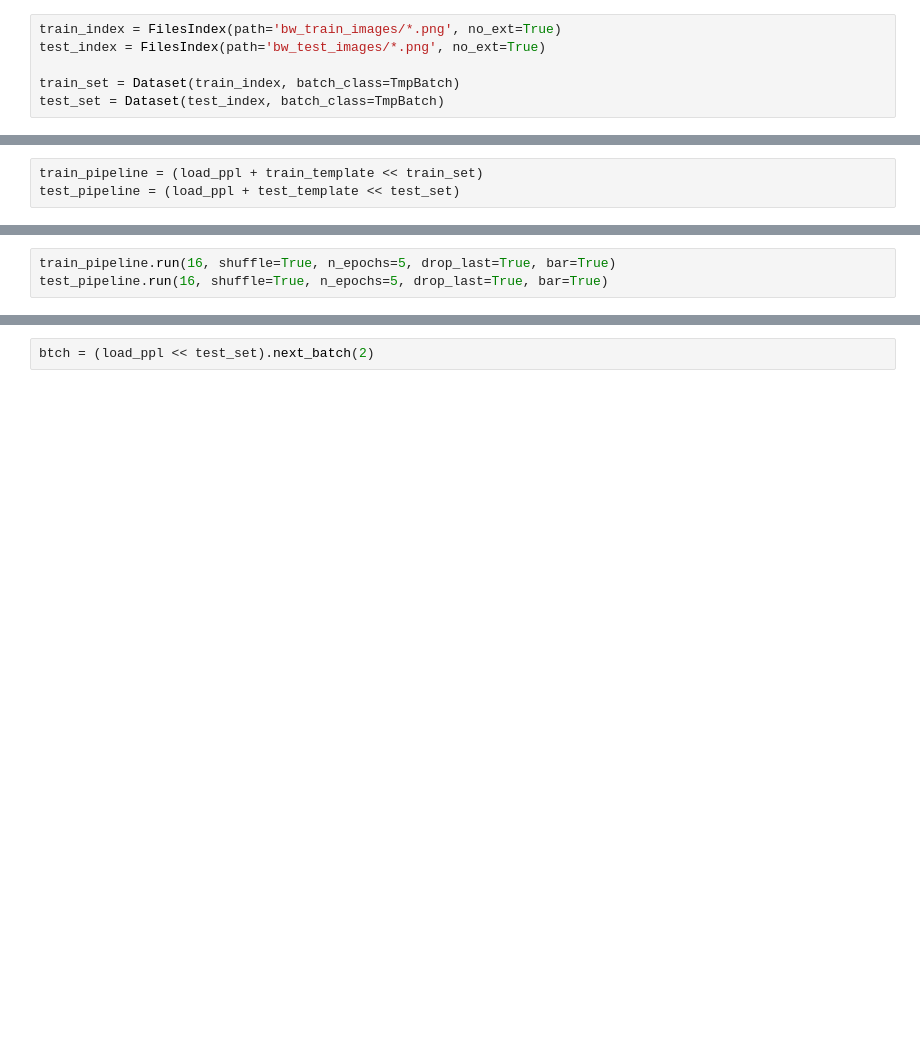
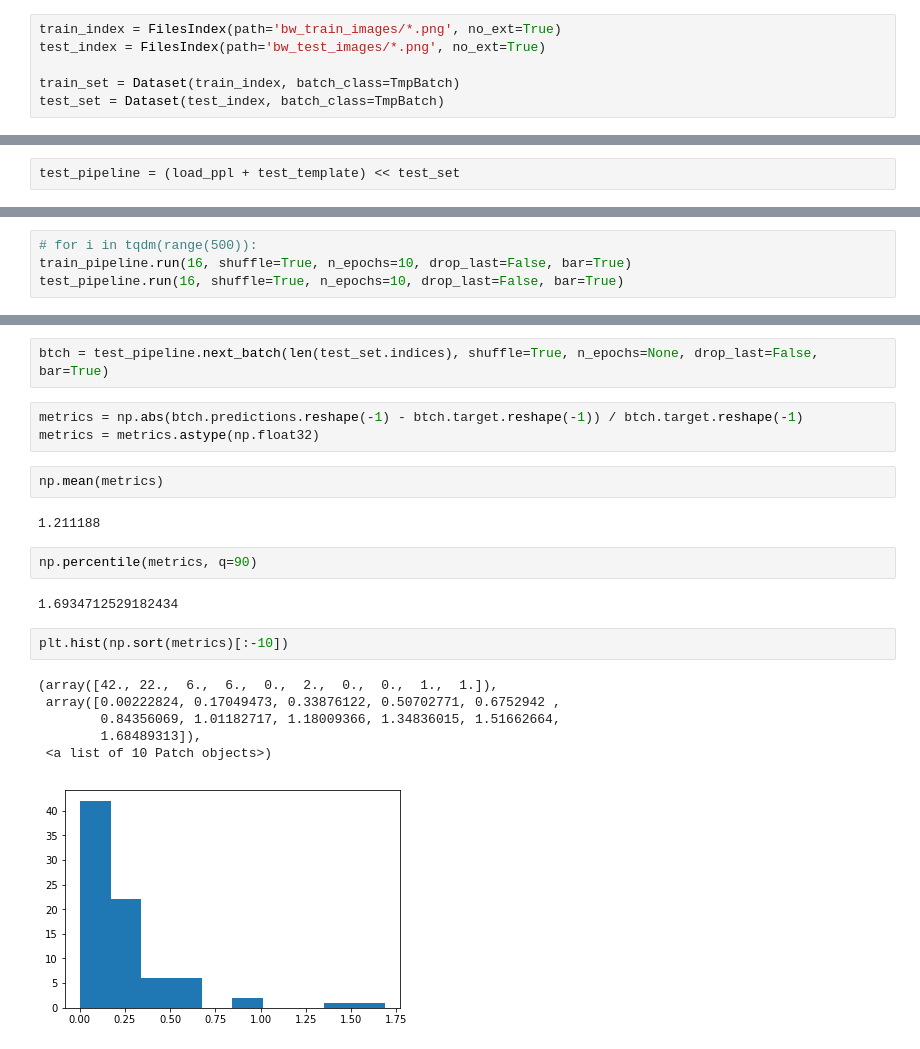
Before and after one commit to analysiscenter/radial, a Jupyter notebook: research/image_model.ipynb, the cells around one changed output, grey strips where cells are left out. Saved outputs shown, nothing was run; the diff lists cells and outputs as text; blank space fills up the shorter version.

```diff
--- a/research/image_model.ipynb
+++ b/research/image_model.ipynb
@@ -74,3 +216,2 @@ test_template = (Pipeline()
 # %%
-train_pipeline = (load_ppl + train_template << train_set)
-test_pipeline = (load_ppl + test_template << test_set)
+test_pipeline = (load_ppl + test_template) << test_set
@@ -82,4 +253,5 @@ ValueError: x and y must not be None
 # %%
-train_pipeline.run(16, shuffle=True, n_epochs=5, drop_last=True, bar=True)
-test_pipeline.run(16, shuffle=True, n_epochs=5, drop_last=True, bar=True)
+# for i in tqdm(range(500)):
+train_pipeline.run(16, shuffle=True, n_epochs=10, drop_last=False, bar=True)
+test_pipeline.run(16, shuffle=True, n_epochs=10, drop_last=False, bar=True)
 # %% [output]
@@ -89,2 +259,22 @@ btch = (load_ppl << train_set).next_batch(2)
-# %%
-btch = (load_ppl << test_set).next_batch(2)
+# %%
+btch = test_pipeline.next_batch(len(test_set.indices), shuffle=True, n_epochs=None, drop_last=False, bar=True)
+# %%
+metrics = np.abs(btch.predictions.reshape(-1) - btch.target.reshape(-1)) / btch.target.reshape(-1)
+metrics = metrics.astype(np.float32)
+# %%
+np.mean(metrics)
+# %% [output]
+1.211188
+# %%
+np.percentile(metrics, q=90)
+# %% [output]
+1.6934712529182434
+# %%
+plt.hist(np.sort(metrics)[:-10])
+# %% [output]
+(array([42., 22.,  6.,  6.,  0.,  2.,  0.,  0.,  1.,  1.]),
+ array([0.00222824, 0.17049473, 0.33876122, 0.50702771, 0.6752942 ,
+        0.84356069, 1.01182717, 1.18009366, 1.34836015, 1.51662664,
+        1.68489313]),
+ <a list of 10 Patch objects>)
+[figure, added]
```
Also changed, not shown: parts of 36 cells of this notebook.
